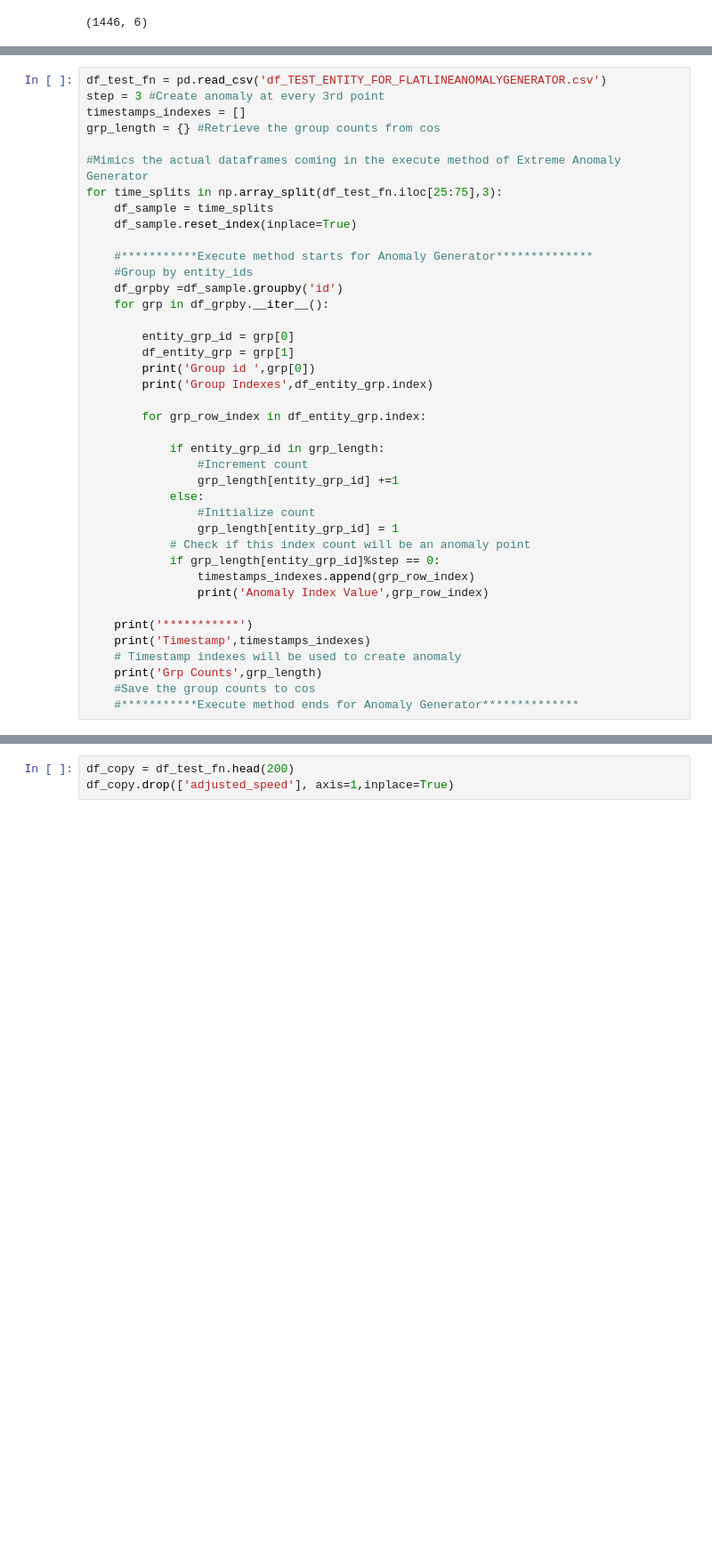
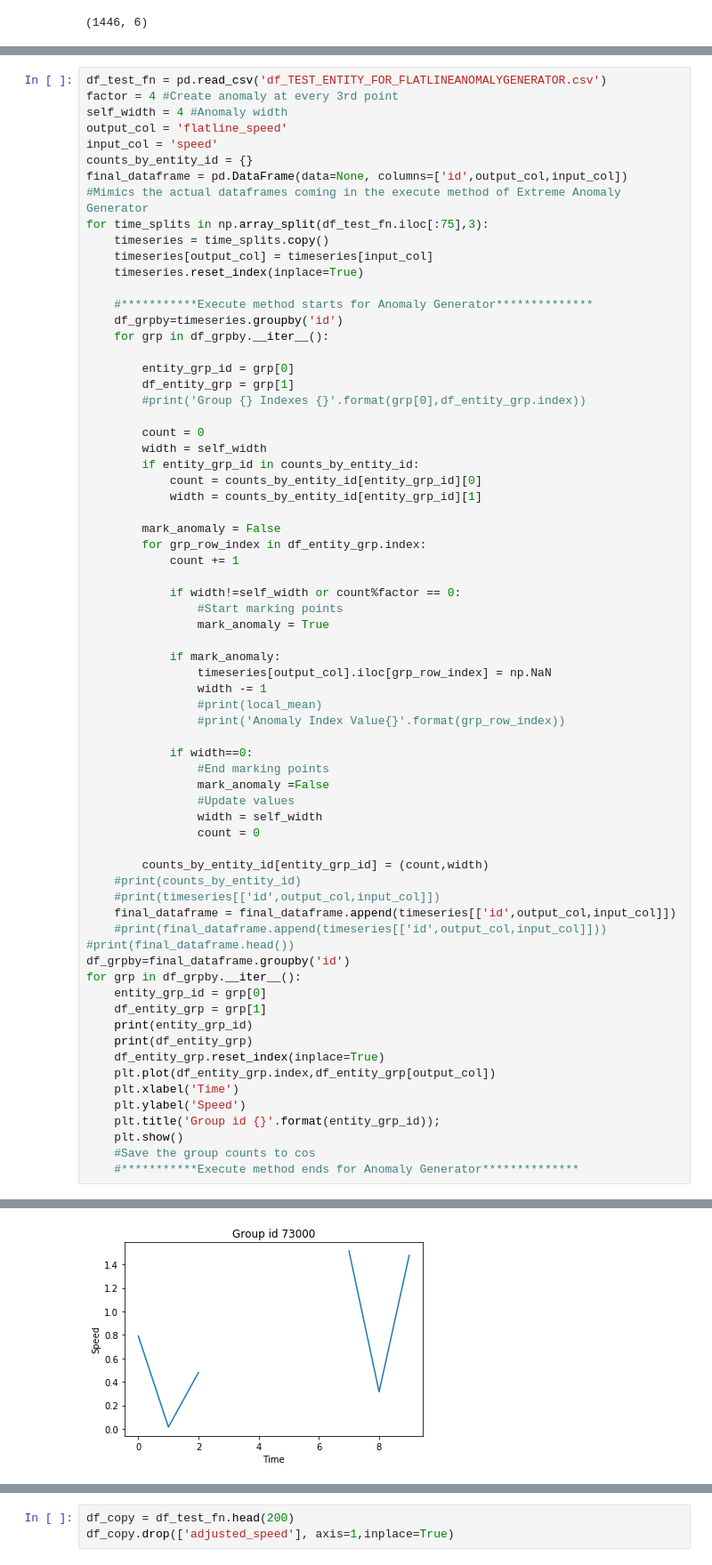
Before and after one commit to ankit-jha/agots, a Jupyter notebook: examples/AnomalyGenerators.ipynb, the cells around one changed output, grey strips where cells are left out. Shown at 89% size. Drawn from its saved outputs; the diff is of its cells as text; blank space fills up the shorter version.

```diff
--- a/examples/AnomalyGenerators.ipynb
+++ b/examples/AnomalyGenerators.ipynb
@@ -111,41 +488,70 @@ plt.show()
 # %%
 df_test_fn = pd.read_csv('df_TEST_ENTITY_FOR_FLATLINEANOMALYGENERATOR.csv')
-step = 3 #Create anomaly at every 3rd point
-timestamps_indexes = []
-grp_length = {} #Retrieve the group counts from cos
-
+factor = 4 #Create anomaly at every 3rd point
+self_width = 4 #Anomaly width
+output_col = 'flatline_speed'
+input_col = 'speed'
+counts_by_entity_id = {}
+final_dataframe = pd.DataFrame(data=None, columns=['id',output_col,input_col])
 #Mimics the actual dataframes coming in the execute method of Extreme Anomaly Generator
-for time_splits in np.array_split(df_test_fn.iloc[25:75],3):
-    df_sample = time_splits
-    df_sample.reset_index(inplace=True)
+for time_splits in np.array_split(df_test_fn.iloc[:75],3):
+    timeseries = time_splits.copy()
+    timeseries[output_col] = timeseries[input_col]
+    timeseries.reset_index(inplace=True)
 
     #***********Execute method starts for Anomaly Generator**************
-    #Group by entity_ids
-    df_grpby =df_sample.groupby('id')
+    df_grpby=timeseries.groupby('id')
     for grp in df_grpby.__iter__():
 
         entity_grp_id = grp[0]
         df_entity_grp = grp[1]
-        print('Group id ',grp[0])
-        print('Group Indexes',df_entity_grp.index)
+        #print('Group {} Indexes {}'.format(grp[0],df_entity_grp.index))
 
+        count = 0
+        width = self_width
+        if entity_grp_id in counts_by_entity_id:
+            count = counts_by_entity_id[entity_grp_id][0]
+            width = counts_by_entity_id[entity_grp_id][1]
+
+        mark_anomaly = False
         for grp_row_index in df_entity_grp.index:
+            count += 1
 
-            if entity_grp_id in grp_length:
-                #Increment count
-                grp_length[entity_grp_id] +=1
-            else:
-                #Initialize count
-                grp_length[entity_grp_id] = 1
-            # Check if this index count will be an anomaly point
-            if grp_length[entity_grp_id]%step == 0:
-                timestamps_indexes.append(grp_row_index)
-                print('Anomaly Index Value',grp_row_index)
+            if width!=self_width or count%factor == 0:
+                #Start marking points
+                mark_anomaly = True
 
-    print('***********')
-    print('Timestamp',timestamps_indexes)
-    # Timestamp indexes will be used to create anomaly
-    print('Grp Counts',grp_length)
+            if mark_anomaly:
+                timeseries[output_col].iloc[grp_row_index] = np.NaN
+                width -= 1
+                #print(local_mean)
+                #print('Anomaly Index Value{}'.format(grp_row_index))
+
+            if width==0:
+                #End marking points
+                mark_anomaly =False
+                #Update values
+                width = self_width
+                count = 0
+
+        counts_by_entity_id[entity_grp_id] = (count,width)
+    #print(counts_by_entity_id)
+    #print(timeseries[['id',output_col,input_col]])
+    final_dataframe = final_dataframe.append(timeseries[['id',output_col,input_col]])
+    #print(final_dataframe.append(timeseries[['id',output_col,input_col]]))
+#print(final_dataframe.head())
+df_grpby=final_dataframe.groupby('id')
+for grp in df_grpby.__iter__():
+    entity_grp_id = grp[0]
+    df_entity_grp = grp[1]
+    print(entity_grp_id)
+    print(df_entity_grp)
+    df_entity_grp.reset_index(inplace=True)
+    plt.plot(df_entity_grp.index,df_entity_grp[output_col])
+    plt.xlabel('Time')
+    plt.ylabel('Speed')
+    plt.title('Group id {}'.format(entity_grp_id));
+    plt.show()
     #Save the group counts to cos
     #***********Execute method ends for Anomaly Generator**************
 # %% [output]
@@ -168,0 +575 @@ Grp Counts {73000: 7, 73001: 12, 73002: 12, 73003: 7, 73004: 12}
+[figure, added]
```
Also changed, not shown: parts of 9 cells of this notebook.
